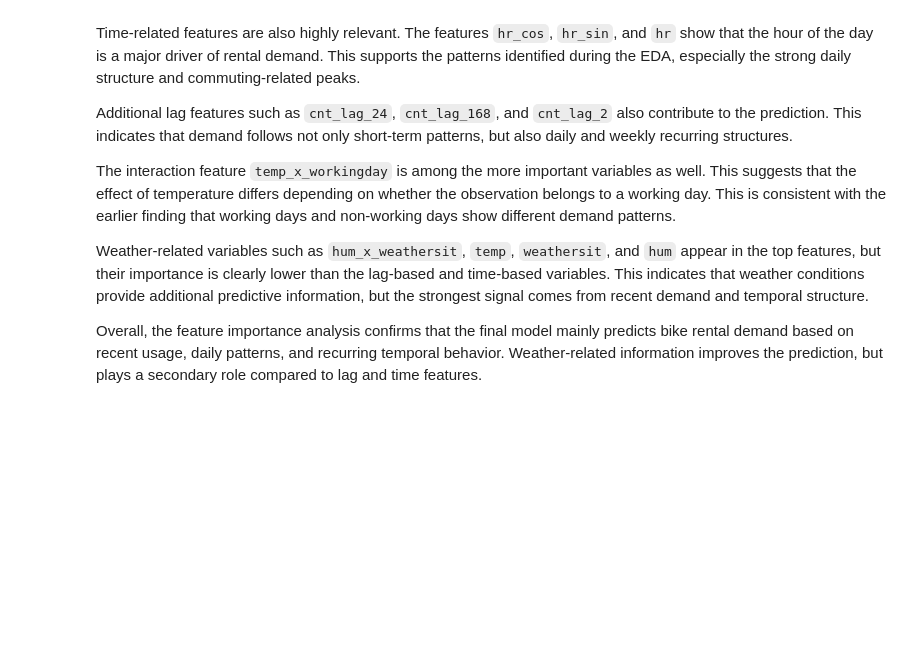
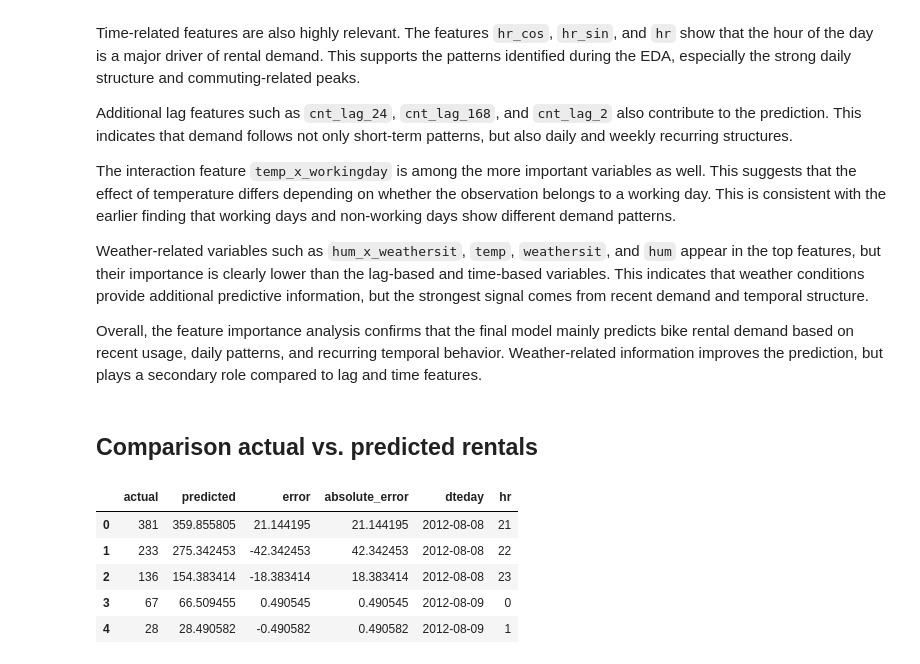
Before and after one commit to BoehmPa/AI_ML_Project, a Jupyter notebook: Feature_Engineering_and_Modeling.ipynb, the cells around one changed output. Cells and saved outputs as stored; diff of their text form; code cells hidden in the pictures; blank space fills up the shorter version.

```diff
--- a/Feature_Engineering_and_Modeling.ipynb
+++ b/Feature_Engineering_and_Modeling.ipynb
@@ -1853,3 +1853,20 @@ The interaction feature `temp_x_workingday` is among the more important variable
 Weather-related variables such as `hum_x_weathersit`, `temp`, `weathersit`, and `hum` appear in the top features, but their importance is clearly lower than the lag-based and time-based variables. This indicates that weather conditions provide additional predictive information, but the strongest signal comes from recent demand and temporal structure.
 
 Overall, the feature importance analysis confirms that the final model mainly predicts bike rental demand based on recent usage, daily patterns, and recurring temporal behavior. Weather-related information improves the prediction, but plays a secondary role compared to lag and time features.
+# %% [markdown]
+## Comparison actual vs. predicted rentals
+# %%
+test_meta = df_fe.iloc[split_index:][["dteday", "hr"]].reset_index(drop=True)
+
+final_prediction_df = final_prediction_df.reset_index(drop=True)
+final_prediction_df["dteday"] = test_meta["dteday"]
+final_prediction_df["hr"] = test_meta["hr"]
+
+final_prediction_df.head()
+# %% [output]
+|  | actual | predicted | error | absolute_error | dteday | hr |
+| 0 | 381 | 359.855805 | 21.144195 | 21.144195 | 2012-08-08 | 21 |
+| 1 | 233 | 275.342453 | -42.342453 | 42.342453 | 2012-08-08 | 22 |
+| 2 | 136 | 154.383414 | -18.383414 | 18.383414 | 2012-08-08 | 23 |
+| 3 | 67 | 66.509455 | 0.490545 | 0.490545 | 2012-08-09 | 0 |
+| 4 | 28 | 28.490582 | -0.490582 | 0.490582 | 2012-08-09 | 1 |
```
Also changed, not shown: parts of 4 cells of this notebook.
